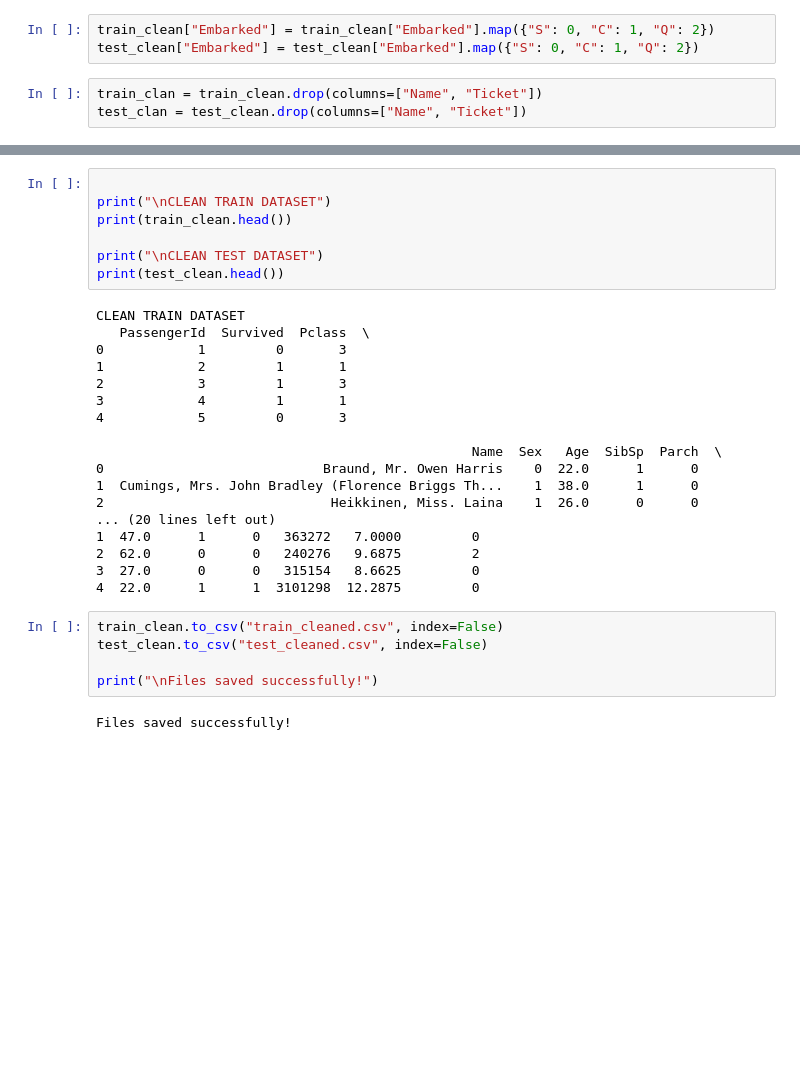
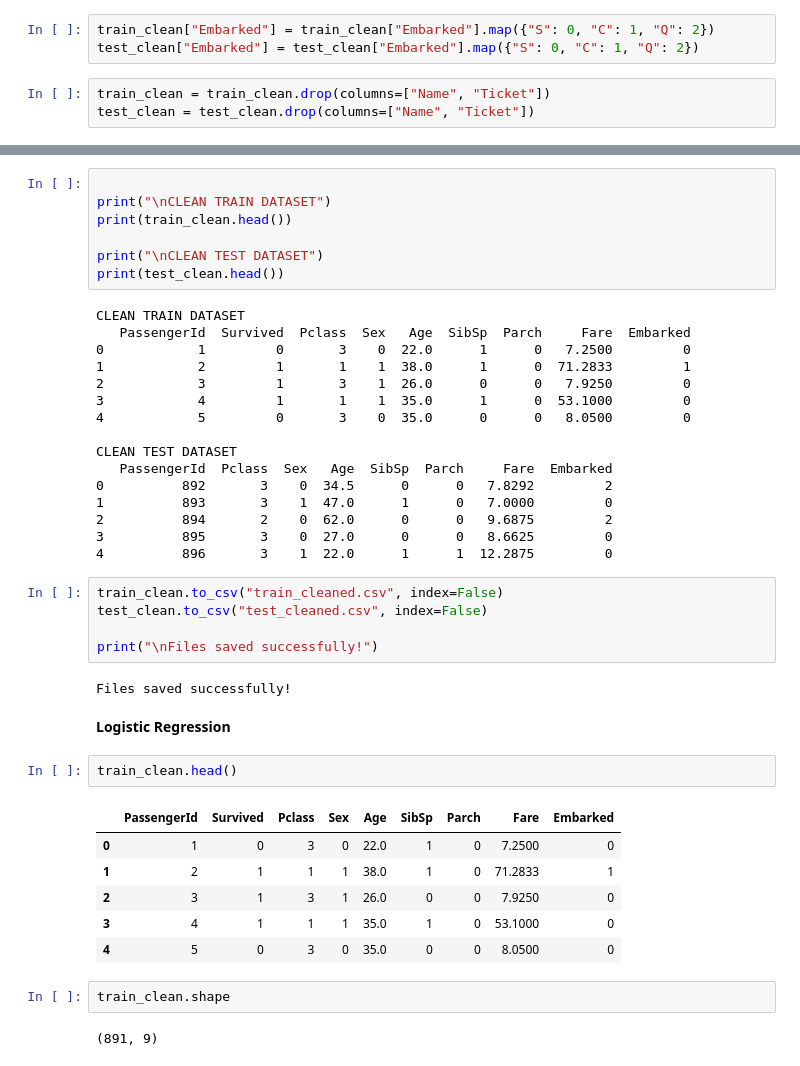
Before and after one commit to MateusVeloso16/Titanic-Data-Cleaning, a Jupyter notebook: titcanic_data_cleaning.ipynb, the cells around one changed output, grey strips where cells are left out. Drawn from its saved outputs; the diff is of its cells as text; blank space fills up the shorter version.

```diff
--- a/titcanic_data_cleaning.ipynb
+++ b/titcanic_data_cleaning.ipynb
@@ -77,8 +80,8 @@ test_clean["Sex"] = test_clean["Sex"].map({"male": 0, "female": 1})
 train_clean["Embarked"] = train_clean["Embarked"].map({"S": 0, "C": 1, "Q": 2})
 test_clean["Embarked"] = test_clean["Embarked"].map({"S": 0, "C": 1, "Q": 2})
 # %%
-train_clan = train_clean.drop(columns=["Name", "Ticket"])
-test_clan = test_clean.drop(columns=["Name", "Ticket"])
+train_clean = train_clean.drop(columns=["Name", "Ticket"])
+test_clean = test_clean.drop(columns=["Name", "Ticket"])
 # %%
 print("\nFINAL MISSING VALUES IN TRAIN")
 print(train_clean.isnull().sum())
@@ -112,22 +115,20 @@ print("\nCLEAN TEST DATASET")
 print(test_clean.head())
 # %% [output]
 CLEAN TRAIN DATASET
-   PassengerId  Survived  Pclass  \
-0            1         0       3
-1            2         1       1
-2            3         1       3
-3            4         1       1
-4            5         0       3
+   PassengerId  Survived  Pclass  Sex   Age  SibSp  Parch     Fare  Embarked
+0            1         0       3    0  22.0      1      0   7.2500         0
+1            2         1       1    1  38.0      1      0  71.2833         1
+2            3         1       3    1  26.0      0      0   7.9250         0
+3            4         1       1    1  35.0      1      0  53.1000         0
+4            5         0       3    0  35.0      0      0   8.0500         0
 
-                                                Name  Sex   Age  SibSp  Parch  \
-0                            Braund, Mr. Owen Harris    0  22.0      1      0
-1  Cumings, Mrs. John Bradley (Florence Briggs Th...    1  38.0      1      0
-2                             Heikkinen, Miss. Laina    1  26.0      0      0
-... (20 lines left out)
-1  47.0      1      0   363272   7.0000         0
-2  62.0      0      0   240276   9.6875         2
-3  27.0      0      0   315154   8.6625         0
-4  22.0      1      1  3101298  12.2875         0
+CLEAN TEST DATASET
+   PassengerId  Pclass  Sex   Age  SibSp  Parch     Fare  Embarked
+0          892       3    0  34.5      0      0   7.8292         2
+1          893       3    1  47.0      1      0   7.0000         0
+2          894       2    0  62.0      0      0   9.6875         2
+3          895       3    0  27.0      0      0   8.6625         0
+4          896       3    1  22.0      1      1  12.2875         0
 # %%
 train_clean.to_csv("train_cleaned.csv", index=False)
 test_clean.to_csv("test_cleaned.csv", index=False)
@@ -135,3 +136,18 @@ test_clean.to_csv("test_cleaned.csv", index=False)
 print("\nFiles saved successfully!")
 # %% [output]
 Files saved successfully!
+# %% [markdown]
+<b>Logistic Regression </b>
+# %%
+train_clean.head()
+# %% [output]
+|  | PassengerId | Survived | Pclass | Sex | Age | SibSp | Parch | Fare | Embarked |
+| 0 | 1 | 0 | 3 | 0 | 22.0 | 1 | 0 | 7.2500 | 0 |
+| 1 | 2 | 1 | 1 | 1 | 38.0 | 1 | 0 | 71.2833 | 1 |
+| 2 | 3 | 1 | 3 | 1 | 26.0 | 0 | 0 | 7.9250 | 0 |
+| 3 | 4 | 1 | 1 | 1 | 35.0 | 1 | 0 | 53.1000 | 0 |
+| 4 | 5 | 0 | 3 | 0 | 35.0 | 0 | 0 | 8.0500 | 0 |
+# %%
+train_clean.shape
+# %% [output]
+(891, 9)
```
Also changed, not shown: parts of 9 cells of this notebook, 2 other files.
